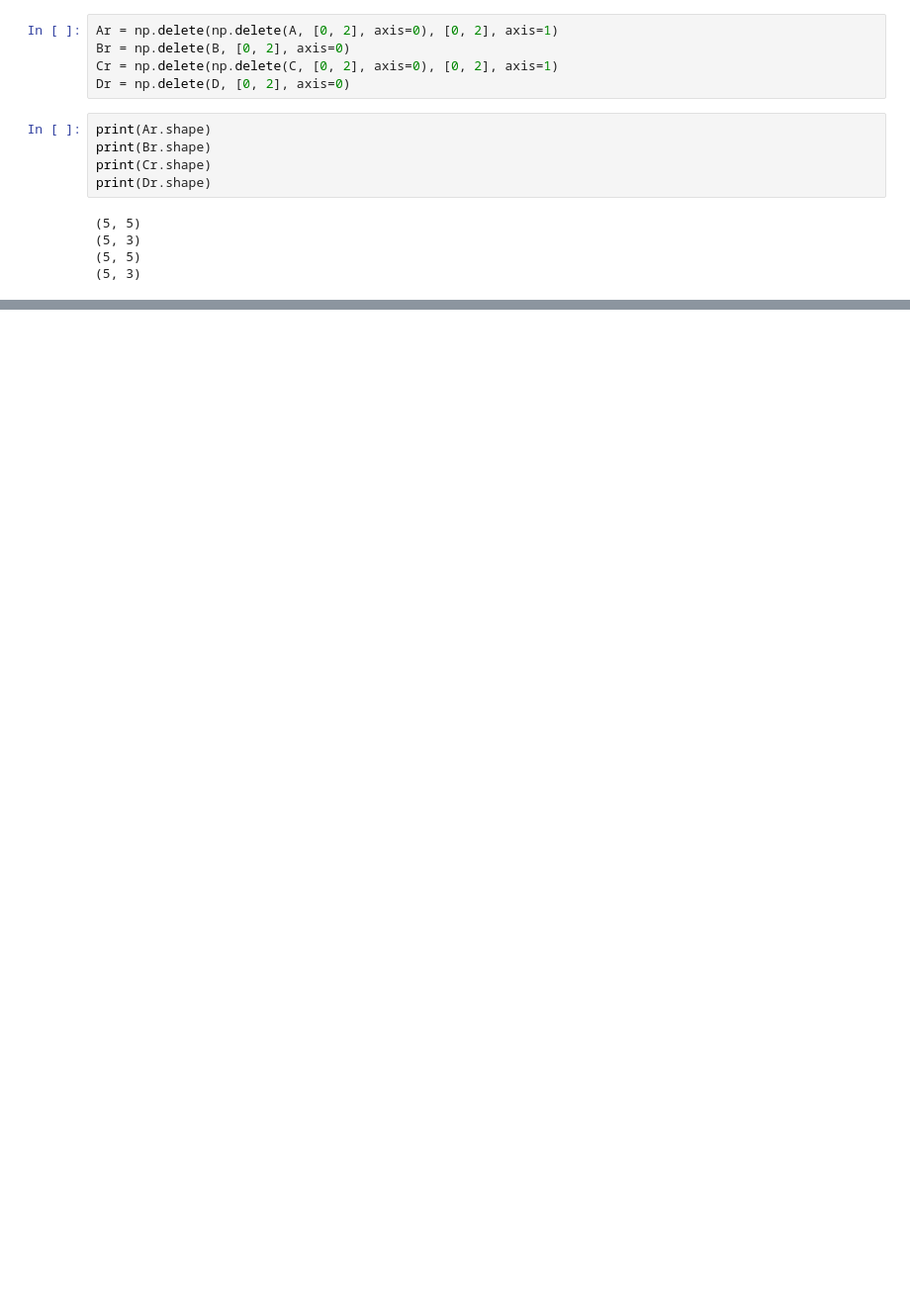
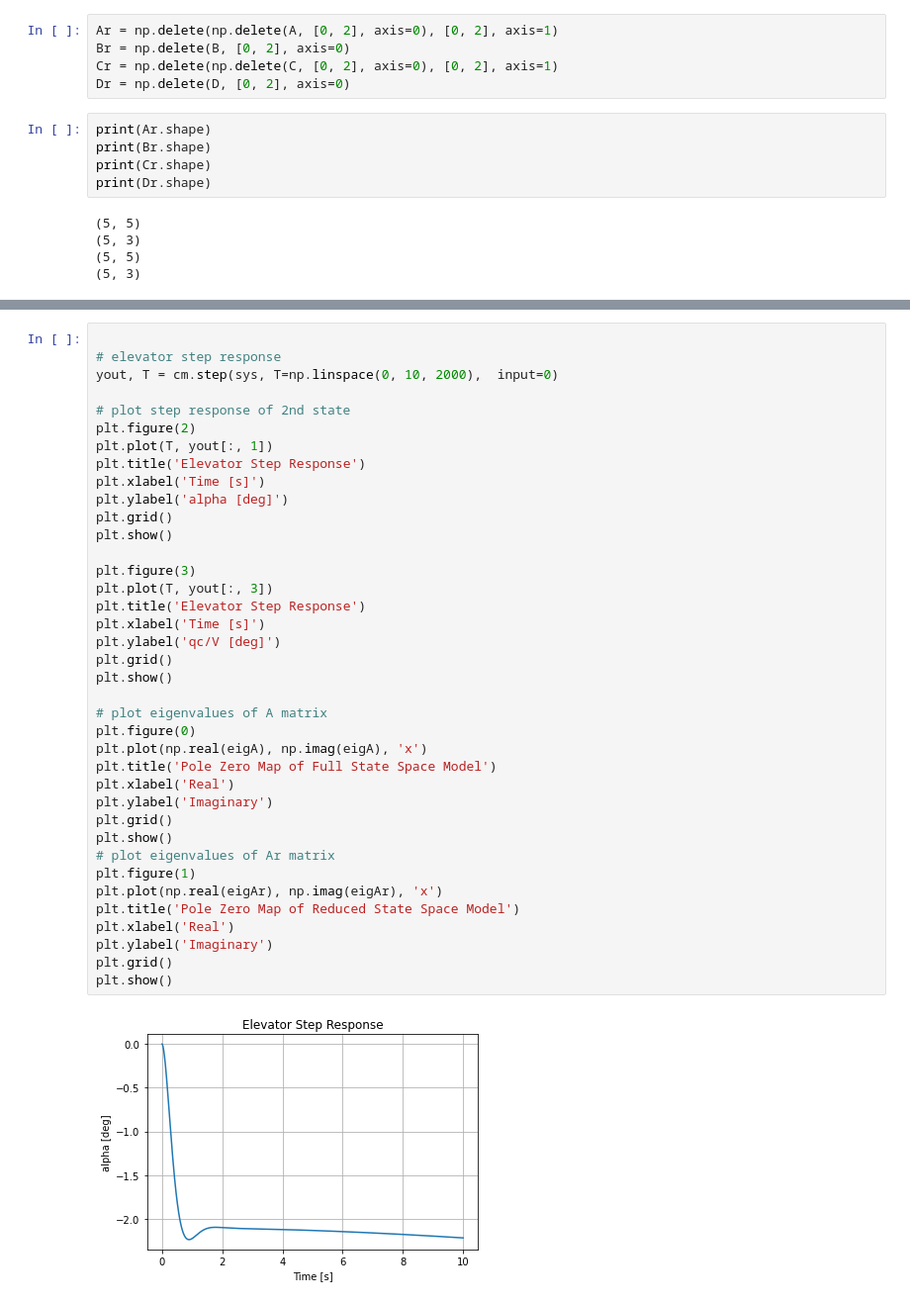
Before and after one commit to justas145/AE4304P, a Jupyter notebook: main_notebook.ipynb, the cells around one changed output, grey strips where cells are left out. Shown at 99% size. Drawn from its saved outputs; the diff is of its cells as text; blank space fills up the shorter version.

```diff
--- a/main_notebook.ipynb
+++ b/main_notebook.ipynb
@@ -212,0 +190,40 @@ print(Dr.shape)
+# %%
+
+# elevator step response
+yout, T = cm.step(sys, T=np.linspace(0, 10, 2000),  input=0)
+
+# plot step response of 2nd state
+plt.figure(2)
+plt.plot(T, yout[:, 1])
+plt.title('Elevator Step Response')
+plt.xlabel('Time [s]')
+plt.ylabel('alpha [deg]')
+plt.grid()
+plt.show()
+
+plt.figure(3)
+plt.plot(T, yout[:, 3])
+plt.title('Elevator Step Response')
+plt.xlabel('Time [s]')
+plt.ylabel('qc/V [deg]')
+plt.grid()
+plt.show()
+
+# plot eigenvalues of A matrix
+plt.figure(0)
+plt.plot(np.real(eigA), np.imag(eigA), 'x')
+plt.title('Pole Zero Map of Full State Space Model')
+plt.xlabel('Real')
+plt.ylabel('Imaginary')
+plt.grid()
+plt.show()
+# plot eigenvalues of Ar matrix
+plt.figure(1)
+plt.plot(np.real(eigAr), np.imag(eigAr), 'x')
+plt.title('Pole Zero Map of Reduced State Space Model')
+plt.xlabel('Real')
+plt.ylabel('Imaginary')
+plt.grid()
+plt.show()
+# %% [output]
+[figure, added]
```
Also changed, not shown: parts of 7 cells of this notebook.
